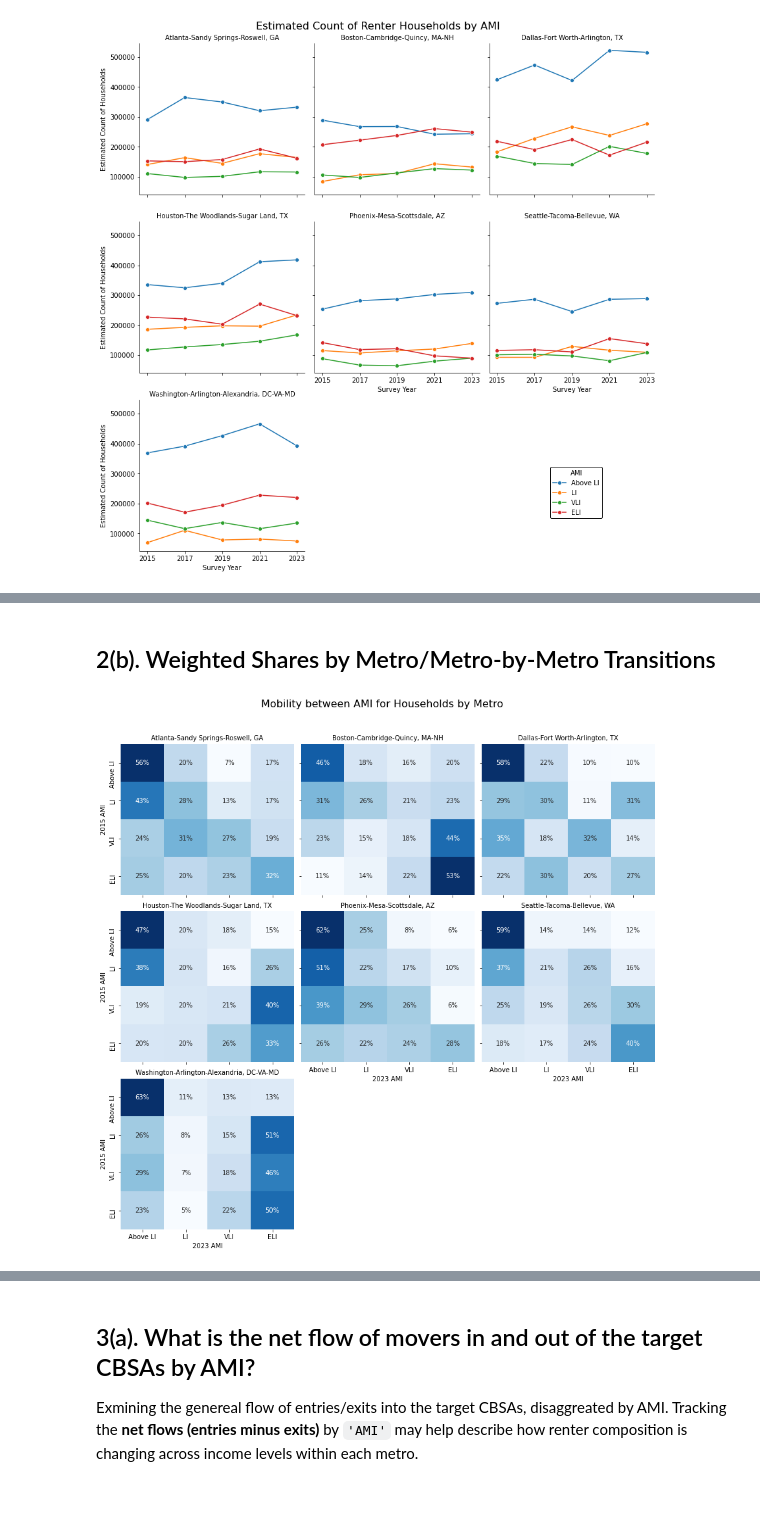
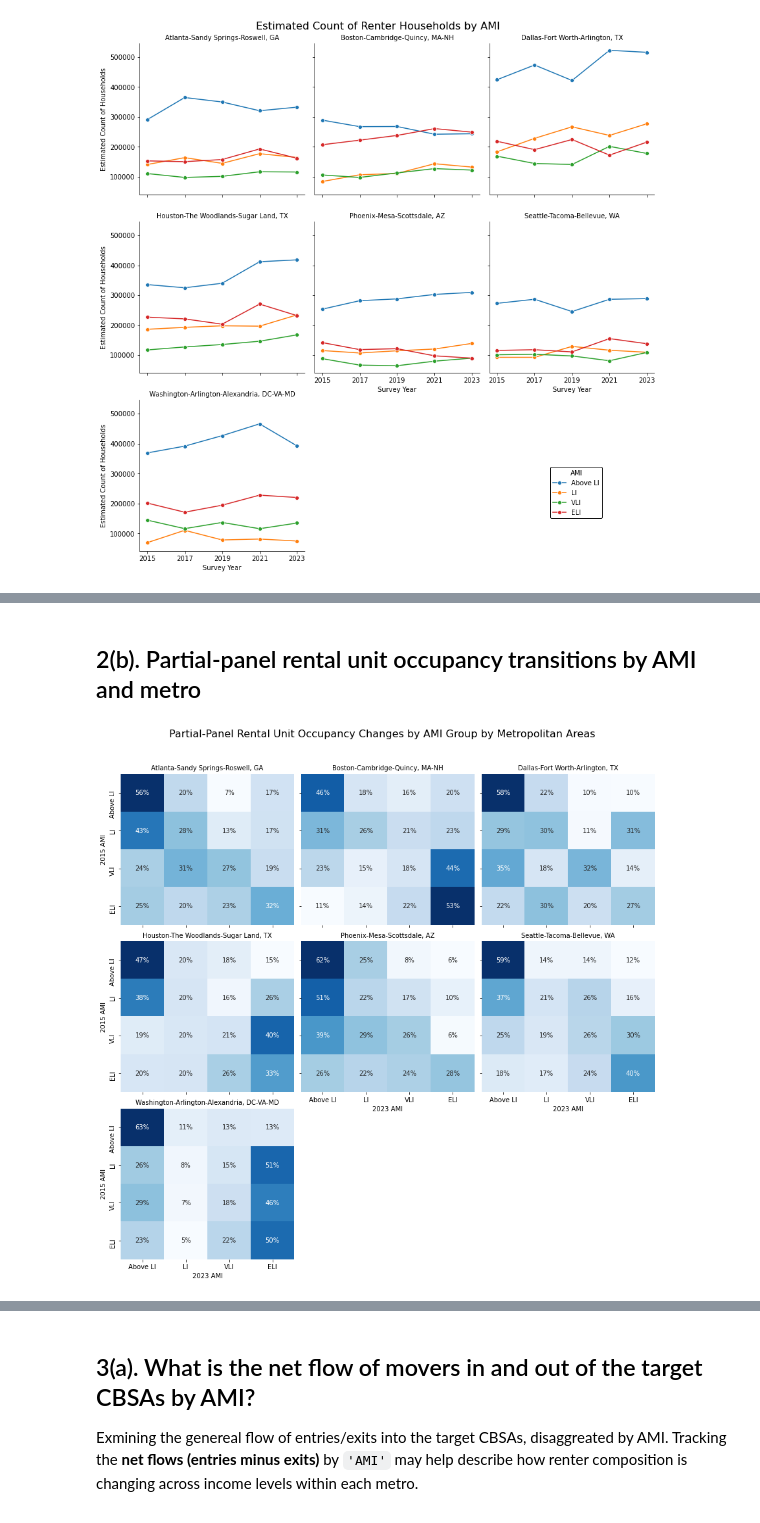
Before and after one commit to ZachMcrae-GT/ahs_analysis, a Jupyter notebook: notebooks/Analysis_Public.ipynb, the cells around one changed output, grey strips where cells are left out. Saved outputs shown, nothing was run; the diff lists cells and outputs as text; code cells hidden in the pictures.

```diff
--- a/notebooks/Analysis_Public.ipynb
+++ b/notebooks/Analysis_Public.ipynb
@@ -59,0 +49,4 @@ metro_rent_ami_df.head()
+# %%
+#Loading 2023 AHS METRO PUF w/ selected columns
+metro_rent_ami_df = pd.read_csv('/Volumes/LaCie/GCPI 2025 Visiting Fellowship/Policy Brief 1/Data/metro_rent_ami_df.csv')
+metro_rent_ami_df.head()
@@ -458,5 +530,5 @@ plt.show()
-# %% [markdown]
-## 2(b). Weighted Shares by Metro/Metro-by-Metro Transitions
+# %% [markdown]
+## 2(b). Partial-panel rental unit occupancy transitions by AMI and metro
 # %%
 #Metro-level transitions
 metro_transitions = (
@@ -486,38 +558,38 @@ g = sns.FacetGrid(
 
 def heatmap(data, **kwargs):
     pivot = data.pivot(index='AMI_15', columns='AMI_23', values='share').fillna(0)
     pivot = pivot.reindex(index=ami_order, columns=ami_order)
     sns.heatmap(
         pivot,
         annot=True,
         fmt='.0%',
         cmap='Blues',
         cbar=False,
         **kwargs
     )
 
 g.map_dataframe(heatmap)
-g.set_titles("{col_name}")
+g.set_titles('{col_name}')
 
 #Manually assign axis labels only where needed
 for i, ax in enumerate(g.axes.flatten()):
     if i not in [0, 1, 2, 3]:  #Only keep x-labels on lower row except col 1+2 top
-        ax.set_xlabel("2023 AMI")
+        ax.set_xlabel('2023 AMI')
     else:
-        ax.set_xlabel("")
+        ax.set_xlabel('')
 
     if i not in [1, 2, 4, 5]:  #Only keep y-labels on leftmost column
-        ax.set_ylabel("2015 AMI")
+        ax.set_ylabel('2015 AMI')
     else:
-        ax.set_ylabel("")
+        ax.set_ylabel('')
 
 #Adjust spacing and add shared title
 g.fig.subplots_adjust(top=0.9)
-g.fig.suptitle("Mobility between AMI for Households by Metro", fontsize=16)
+g.fig.suptitle("Partial-Panel Rental Unit Occupancy Changes by AMI Group by Metropolitan Areas", fontsize=16)
 
 #Save and export image as png file
-#g.savefig('household_ami_mobility_by_metro.png', dpi=300, bbox_inches='tight')
+#g.savefig('partial_panel_rental_unit_change_ami_by_metro.png', dpi=300, bbox_inches='tight')
 
 plt.show()
 # %% [output]
-[figure, old version]
+[figure, new version]
```
Also changed, not shown: parts of 41 cells of this notebook.
